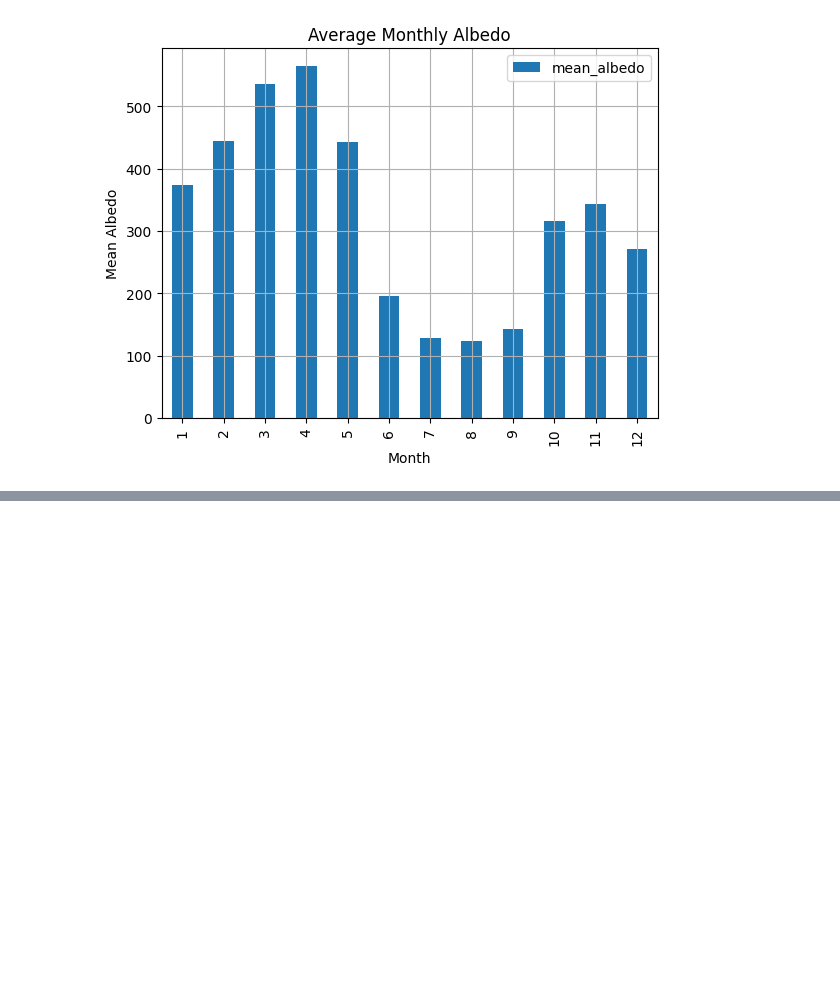
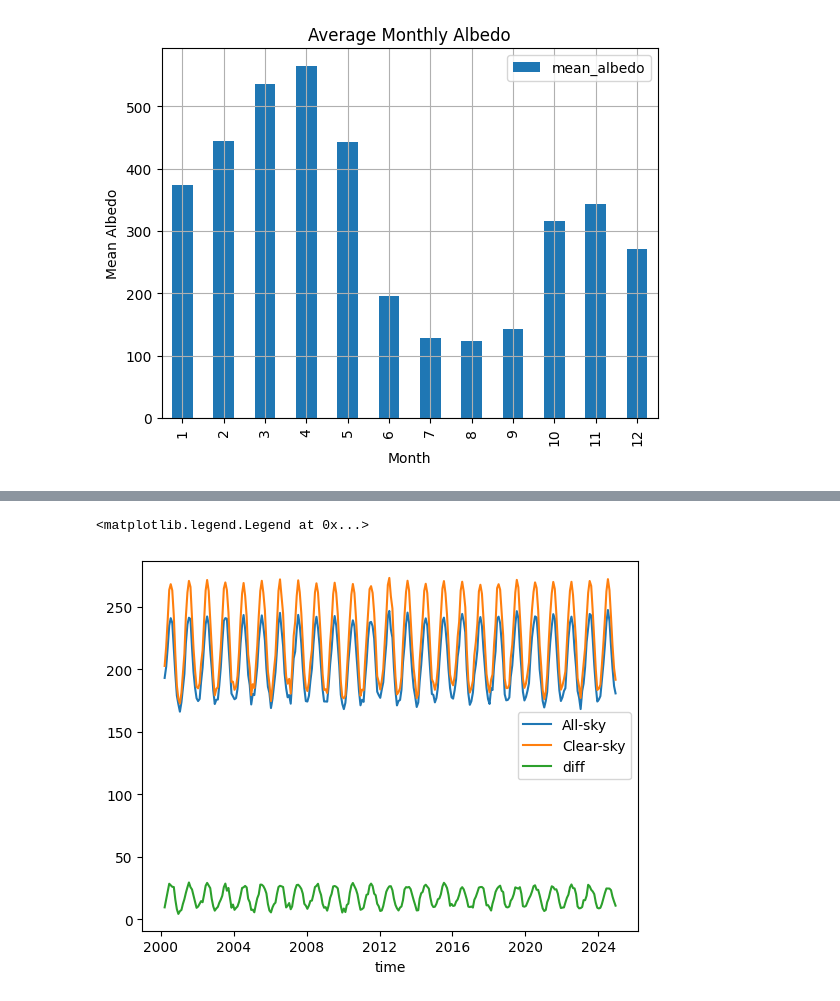
Before and after one commit to ZexterSedric/siberian-boreal-dynamics, a Jupyter notebook: analysis.ipynb, the cells around one changed output, grey strips where cells are left out. Drawn from its saved outputs; the diff is of its cells as text; code cells hidden in the pictures; blank space fills up the shorter version.

```diff
--- a/analysis.ipynb
+++ b/analysis.ipynb
@@ -199,0 +242,9 @@ plt.show()
+# %%
+ds['toa_lw_all_mon'].mean(dim=['lat', 'lon']).plot(label='All-sky')
+ds['toa_lw_clr_c_mon'].mean(dim=['lat', 'lon']).plot(label='Clear-sky')
+diff=ds['toa_lw_clr_c_mon'].mean(dim=['lat', 'lon'])-ds['toa_lw_all_mon'].mean(dim=['lat', 'lon'])
+diff.plot(label='diff')
+plt.legend()
+# %% [output]
+<matplotlib.legend.Legend at 0x...>
+[figure, added]
```
Also changed, not shown: parts of 22 cells of this notebook.
